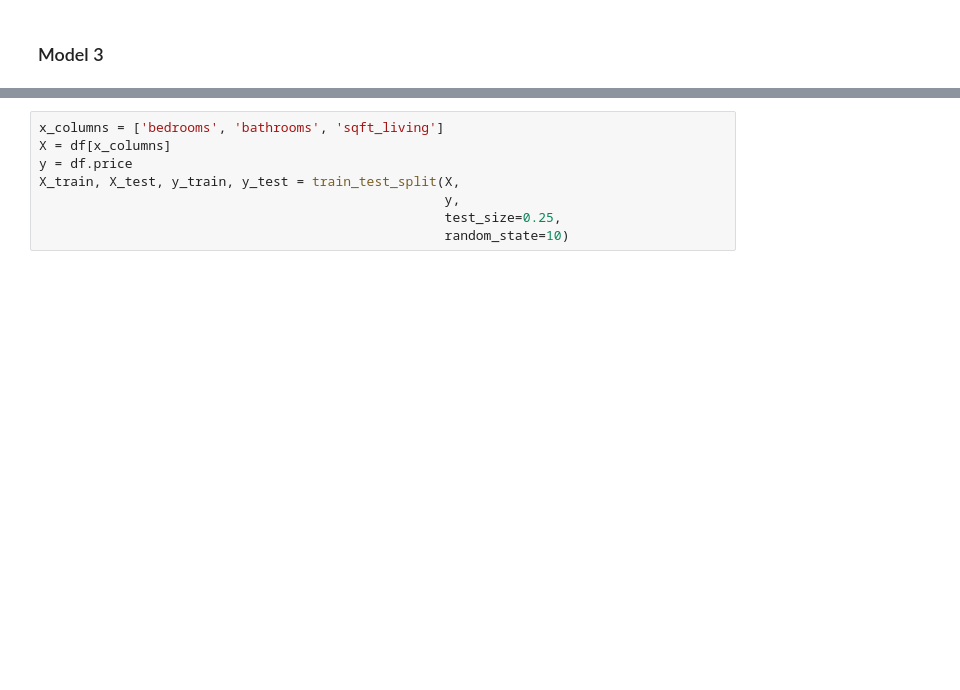
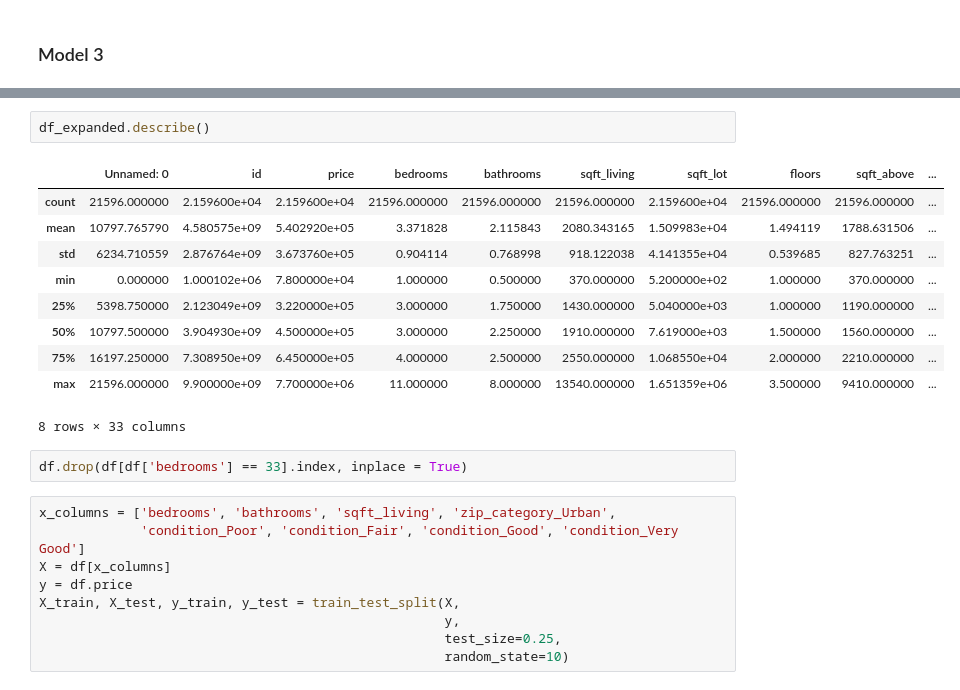
Before and after one commit to sgchatrathi/Real-Estate-Project-analysis, a Jupyter notebook: Main Notebook.ipynb, the cells around one changed output, grey strips where cells are left out. Drawn from its saved outputs; the diff is of its cells as text; blank space fills up the shorter version.

```diff
--- a/Main Notebook.ipynb
+++ b/Main Notebook.ipynb
@@ -297,6 +310,22 @@ df_expanded.corr().abs()
 33 rows × 33 columns
+# %%
+df_expanded.describe()
+# %% [output]
+|  | Unnamed: 0 | id | price | bedrooms | bathrooms | sqft_living | sqft_lot | floors | sqft_above | ... |
+| count | 21596.000000 | 2.159600e+04 | 2.159600e+04 | 21596.000000 | 21596.000000 | 21596.000000 | 2.159600e+04 | 21596.000000 | 21596.000000 | ... |
+| mean | 10797.765790 | 4.580575e+09 | 5.402920e+05 | 3.371828 | 2.115843 | 2080.343165 | 1.509983e+04 | 1.494119 | 1788.631506 | ... |
+| std | 6234.710559 | 2.876764e+09 | 3.673760e+05 | 0.904114 | 0.768998 | 918.122038 | 4.141355e+04 | 0.539685 | 827.763251 | ... |
+| min | 0.000000 | 1.000102e+06 | 7.800000e+04 | 1.000000 | 0.500000 | 370.000000 | 5.200000e+02 | 1.000000 | 370.000000 | ... |
+| 25% | 5398.750000 | 2.123049e+09 | 3.220000e+05 | 3.000000 | 1.750000 | 1430.000000 | 5.040000e+03 | 1.000000 | 1190.000000 | ... |
+| 50% | 10797.500000 | 3.904930e+09 | 4.500000e+05 | 3.000000 | 2.250000 | 1910.000000 | 7.619000e+03 | 1.500000 | 1560.000000 | ... |
+| 75% | 16197.250000 | 7.308950e+09 | 6.450000e+05 | 4.000000 | 2.500000 | 2550.000000 | 1.068550e+04 | 2.000000 | 2210.000000 | ... |
+| max | 21596.000000 | 9.900000e+09 | 7.700000e+06 | 11.000000 | 8.000000 | 13540.000000 | 1.651359e+06 | 3.500000 | 9410.000000 | ... |
+8 rows × 33 columns
+# %%
+df.drop(df[df['bedrooms'] == 33].index, inplace = True)
 # %%
-x_columns = ['bedrooms', 'bathrooms', 'sqft_living']
+x_columns = ['bedrooms', 'bathrooms', 'sqft_living', 'zip_category_Urban',
+             'condition_Poor', 'condition_Fair', 'condition_Good', 'condition_Very Good']
 X = df[x_columns]
 y = df.price
 X_train, X_test, y_train, y_test = train_test_split(X,
```
Also changed, not shown: parts of 16 cells of this notebook.
